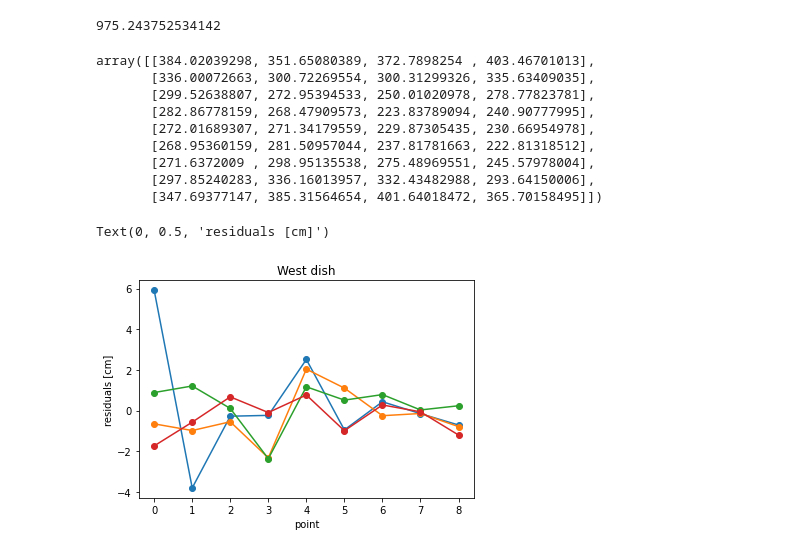
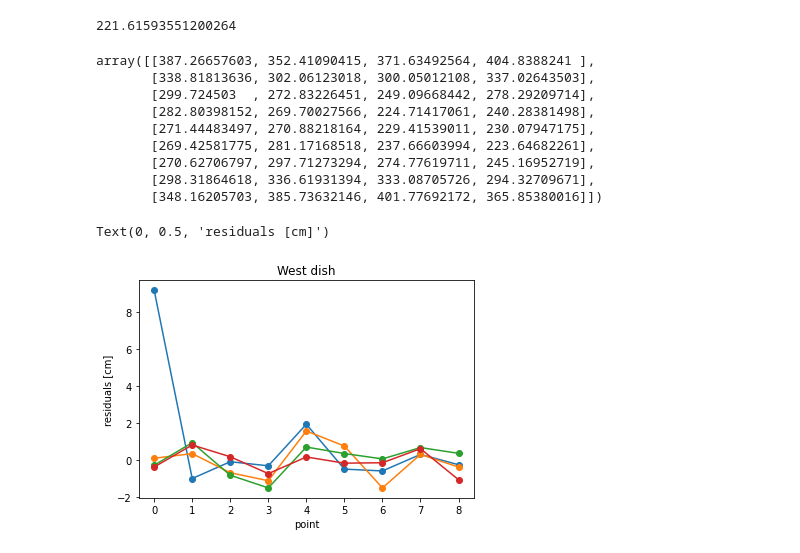
Before and after one commit to bmxdemo/bmxhacks, a Jupyter notebook: geometry_tape_fit.ipynb, the cells around one changed output. Cells and saved outputs as stored; diff of their text form; code cells hidden in the pictures.

```diff
--- a/geometry_tape_fit.ipynb
+++ b/geometry_tape_fit.ipynb
@@ -58,5 +79,5 @@ def predict_measurements(vec):
 # %%
-measurements = np.array([
+N_measurements = np.array([
     [376.6, 337.0, 353.2, 390.8],
     [331.3, 291.8, 284.1, 324.1],
     [296.7, 269.2, 240.1, 269.5],
@@ -68,8 +89,11 @@ measurements = np.array([
     [333.7, 372.1, 389.4, 353.0]
 ])
 # %%
-# phi, x0,y0,z0,alpha,beta,f,dphi
-start = np.array([-40, 0, -60, -270, 0, 0, 290., 8., 70., 100.])
+# f, dphi, r0, r1, alpha, beta, gamma, xp, yp, zp
+start = np.array([290., 8., 70., 100., 0, 0, 0, 0, 0, 20])
 sigma = 0.3 ## sigma err in cm
-predict_measurements(start)
+
+N_fitter = Fitter(N_measurements, start)
+N_fit = N_fitter.fit()
+N_fit.fun
 # %% [output]
@@ -250,11 +248,12 @@ r1 = 100.87 +/- 0.20
 # %%
 # W dish
+# numbers with minus in front of it don't contribute to chi2
 W_measurements = np.array([
-    [378.1, 352.3, 371.9, 405.2],
-    [339.8, 301.7, 299.1, 336.2],
+    [-378.1, 352.3, 371.9, 405.2],
+    [-339.8, 301.7, 299.1, 336.2],
     [299.8, 273.5, 249.9, 278.1],
     [283.1, 270.8, 226.2, 241.0], # * Panel Damage
-    [269.5, 269.3, 228.7, 229.9], # ** major panel-stanction damage
+    [269.5, 269.3, 228.7, 229.9], # ** major panel-stanchion damage
     [269.9, 280.4, 237.3, 223.8],
     [271.2, 299.2, 274.7, 245.3],
     [298.0, 336.3, 332.4, 293.7],
@@ -268,28 +262,29 @@ def W_chi2 (vec):
-# %%
-W_fit = minimize(W_chi2, start, tol=1e-2)
-W_fit.fun
-# %% [output]
-975.243752534142
+# %%
+W_fitter = Fitter(W_measurements, N_fit.x)
+W_fit = W_fitter.fit()
+W_fit.fun
+# %% [output]
+221.61593551200264
 # %%
-predict_measurements(W_fit.x)
+W_fitter.predict_measurements(W_fit.x)
 # %% [output]
-array([[384.02039298, 351.65080389, 372.7898254 , 403.46701013],
-       [336.00072663, 300.72269554, 300.31299326, 335.63409035],
-       [299.52638807, 272.95394533, 250.01020978, 278.77823781],
-       [282.86778159, 268.47909573, 223.83789094, 240.90777995],
-       [272.01689307, 271.34179559, 229.87305435, 230.66954978],
-       [268.95360159, 281.50957044, 237.81781663, 222.81318512],
-       [271.6372009 , 298.95135538, 275.48969551, 245.57978004],
-       [297.85240283, 336.16013957, 332.43482988, 293.64150006],
-       [347.69377147, 385.31564654, 401.64018472, 365.70158495]])
+array([[387.26657603, 352.41090415, 371.63492564, 404.8388241 ],
+       [338.81813636, 302.06123018, 300.05012108, 337.02643503],
+       [299.724503  , 272.83226451, 249.09668442, 278.29209714],
+       [282.80398152, 269.70027566, 224.71417061, 240.28381498],
+       [271.44483497, 270.88218164, 229.41539011, 230.07947175],
+       [269.42581775, 281.17168518, 237.66603994, 223.64682261],
+       [270.62706797, 297.71273294, 274.77619711, 245.16952719],
+       [298.31864618, 336.61931394, 333.08705726, 294.32709671],
+       [348.16205703, 385.73632146, 401.77692172, 365.85380016]])
 # %%
-plt.plot(predict_measurements(W_fit.x)-W_measurements,'-o')
+plt.plot(W_fitter.predict_measurements(W_fit.x)-np.abs(W_measurements),'-o')
 plt.title('West dish')
 plt.xlabel('point')
 plt.ylabel('residuals [cm]')
 # %% [output]
 Text(0, 0.5, 'residuals [cm]')
-[figure, old version]
+[figure, new version]
 # %%
 vals = W_fit.x
 errs=np.sqrt((W_fit.hess_inv.diagonal())*2)
```
Also changed, not shown: parts of 23 cells of this notebook.
